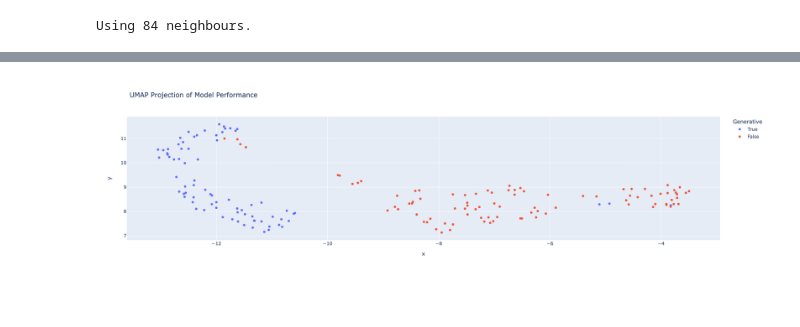
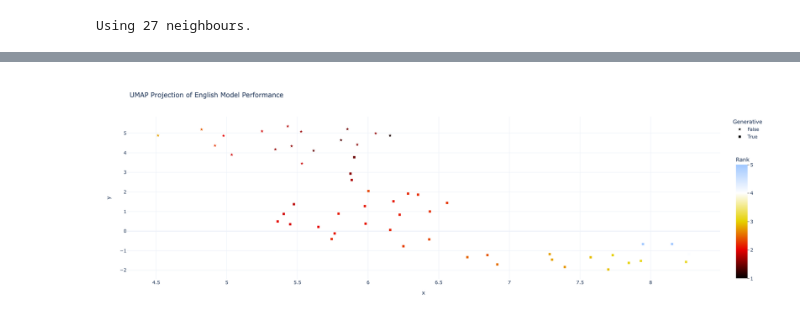
Before and after one commit to ScandEval/scandeval.github.io, a Jupyter notebook: python/encoder-decoder-analysis.ipynb, the cells around one changed output, grey strips where cells are left out. Saved outputs shown, nothing was run; the diff lists cells and outputs as text; code cells hidden in the pictures; blank space fills up the shorter version.

```diff
--- a/python/encoder-decoder-analysis.ipynb
+++ b/python/encoder-decoder-analysis.ipynb
@@ -2,6 +6,7 @@
 import pandas as pd
 import seaborn as sns
 import plotly.express as px
-from sklearn.decomposition import PCA
-from sklearn.manifold import TSNE
 from umap import UMAP
+import matplotlib.pyplot as plt
+import numpy as np
+plt.style.use('ggplot')
@@ -30,17 +14,7 @@ dataset_to_task = dict(
 def load_results_dataframe(language: str) -> pd.DataFrame:
     df = pd.read_csv(f'https://scandeval.com/{language}-nlu.csv')
 
-    df.drop(
-        columns=[
-            "num_model_parameters",
-            "vocabulary_size",
-            "max_sequence_length",
-            "speed",
-        ] + [col for col in df.columns if "rank" in col],
-        inplace=True,
-    )
-
-    datasets = ['model_id']
+    datasets = ['model_id', 'rank']
     for task in ['ner', 'sent', 'la', 'qa']:
         datasets.extend([
             dataset
@@ -56,4 +80,4 @@ def load_results_dataframe(language: str) -> pd.DataFrame:
 # %%
-df = load_results_dataframe(language="mainland-scandinavian")
+df = load_results_dataframe(language=LANGUAGE)
 df.head()
 # %% [output]
@@ -109,19 +109,28 @@ px.scatter(
 # %%
-N_NEIGHBOURS = len(df) // 2
+n_neighbours = len(df) // 2
+print(f"Using {n_neighbours} neighbours.")
+umap = UMAP(n_neighbors=n_neighbours, n_components=2, random_state=4242, n_jobs=1)
+umap_projection = umap.fit_transform(df.drop(columns=["generative", "rank"]))
 
-print(f"Using {N_NEIGHBOURS} neighbours.")
-umap = UMAP(n_neighbors=N_NEIGHBOURS, n_components=2, random_state=4242, n_jobs=1)
-umap_projection = umap.fit_transform(df.drop(columns="generative"))
-
-px.scatter(
+fig = px.scatter(
     x=umap_projection[:, 0],
     y=umap_projection[:, 1],
-    color=df.generative,
+    color=df['rank'],
+    color_continuous_scale=px.colors.sequential.Blackbody,
+    range_color=[1, 5],
+    symbol=df.generative,
+    symbol_sequence=["star", "square"],
     hover_name=df.index.tolist(),
-    width=650,
-    height=500,
-    title=f"UMAP Projection of Model Performance",
-    labels=dict(color="Generative"),
+    width=800,
+    height=600,
+    title=f"UMAP Projection of {language_title} Model Performance",
+    labels=dict(color="Rank", symbol='Generative'),
+    template='plotly_white',
 )
+fig.update_layout(
+    coloraxis_colorbar=dict(
+        yanchor="top", y=0.78, x=1.02, ticks="outside", len=0.8, dtick=1
+    )
+)
 # %% [output]
-Using 84 neighbours.
+Using 27 neighbours.
@@ -128 +138 @@ Using 84 neighbours.
-[figure, old version]
+[figure, new version]
```
Also changed, not shown: parts of 10 cells of this notebook.
